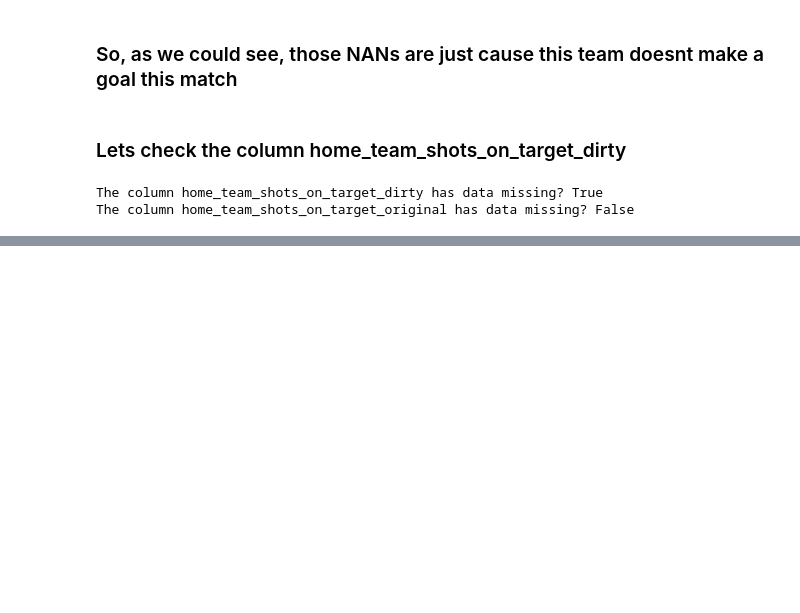
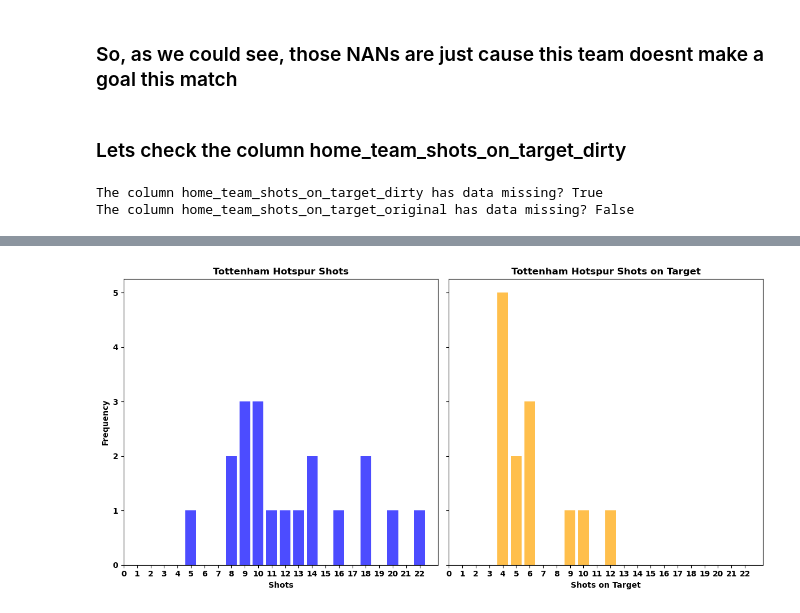
Before and after one commit to gabrielaragao01/Data-Science-Project, a Jupyter notebook: code/descriptive_statistics/vizualization.ipynb, the cells around one changed output, grey strips where cells are left out. Cells and saved outputs as stored; diff of their text form; code cells hidden in the pictures; blank space fills up the shorter version.

```diff
--- a/code/descriptive_statistics/vizualization.ipynb
+++ b/code/descriptive_statistics/vizualization.ipynb
@@ -175,0 +228,12 @@ teams_stats.boxplot(column='goals_scored')
+# %%
+# lets see the statistics about one specific team
+# Function to extract statistics of a specific team
+def describing_team(column_to_verify, column_to_reference, team):
+    return matches_info_df[matches_info_df[column_to_reference] == team][column_to_verify]
+
+# Extracting data for Tottenham Hotspur
+tottenham_shots = describing_team('home_team_shots', 'home_team_name', 'Tottenham Hotspur')
+tottenham_shots_on_target = describing_team('home_team_shots_on_target_dirty', 'home_team_name', 'Tottenham Hotspur')
+
+print(tottenham_shots.describe())
+print(tottenham_shots_on_target.describe())
@@ -175,0 +259,31 @@ teams_stats.boxplot(column='goals_scored')
+# %%
+# Contando a frequência dos valores únicos
+tottenham_shots_counts = tottenham_shots.value_counts().sort_index()
+tottenham_shots_on_target_counts = tottenham_shots_on_target.value_counts().sort_index()
+
+# Criando os gráficos de barras
+fig, (ax1, ax2) = plt.subplots(1, 2, sharey=True, figsize=(12, 6), sharex=True)
+
+# Gráfico de barras para total de chutes
+ax1.bar(tottenham_shots_counts.index, tottenham_shots_counts.values, color='blue', alpha=0.7)
+ax1.set_title('Tottenham Hotspur Shots')
+ax1.set_xlabel('Shots')
+ax1.set_ylabel('Frequency')
+
+# Gráfico de barras para chutes no alvo
+ax2.bar(tottenham_shots_on_target_counts.index, tottenham_shots_on_target_counts.values, color='orange', alpha=0.7)
+ax2.set_title('Tottenham Hotspur Shots on Target')
+ax2.set_xlabel('Shots on Target')
+
+# Ajustando os ticks do eixo x para exibir apenas números inteiros
+max_shots = max(tottenham_shots_counts.index.max(), tottenham_shots_on_target_counts.index.max())
+ax1.set_xticks(range(0, max_shots + 1))
+ax2.set_xticks(range(0, max_shots + 1))
+
+# Ajustando o layout
+plt.tight_layout()
+
+# Mostrando os gráficos
+plt.show()
+# %% [output]
+[figure, added]
```
Also changed, not shown: parts of 29 cells of this notebook, 3 other files.
